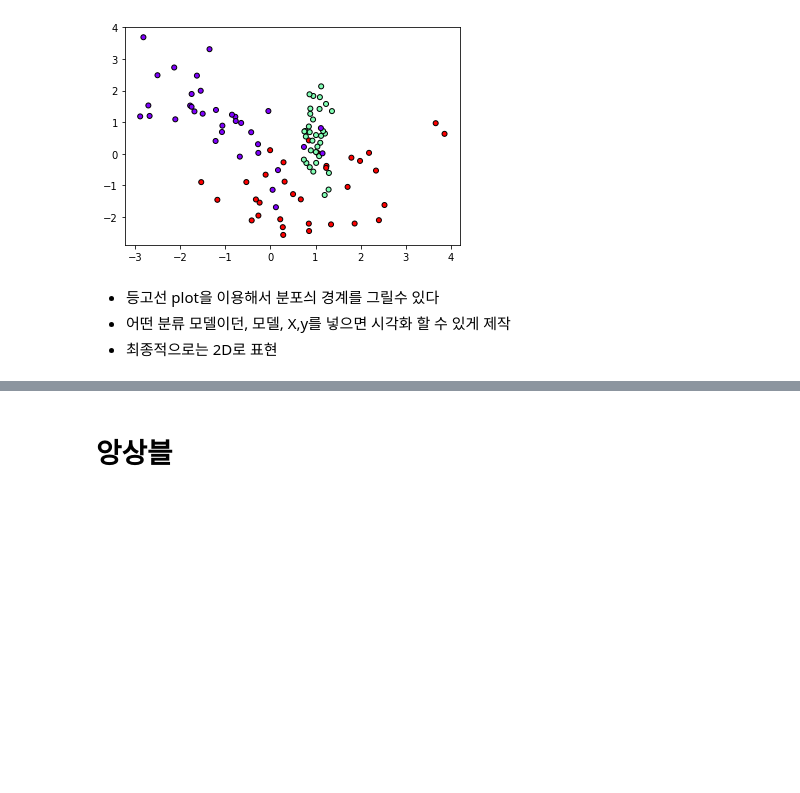
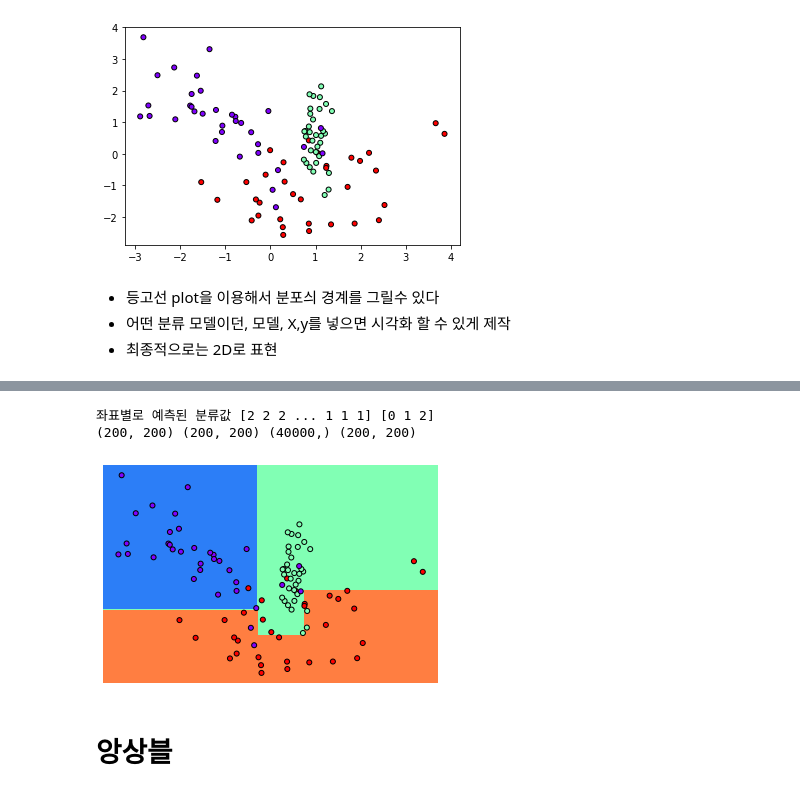
Before and after one commit to JaehonxKIM/StudyMechineLearning, a Jupyter notebook: 머신러닝 개요/5_머신러닝_지도학습_분류_주요알고리즘.ipynb, the cells around one changed output, grey strips where cells are left out. Saved outputs shown, nothing was run; the diff lists cells and outputs as text; code cells hidden in the pictures; blank space fills up the shorter version.

```diff
--- a/머신러닝 개요/5_머신러닝_지도학습_분류_주요알고리즘.ipynb
+++ b/머신러닝 개요/5_머신러닝_지도학습_분류_주요알고리즘.ipynb
@@ -302,3 +439,14 @@ show_rect_clf_boundary(DecisionTreeClassifier(), X, y)
+# %%
+# 과적합 방지 파라미터를 리프노드의 최소 데이터 수를 조정해서
+# 적당하게 분류지도가 완성되었다
+# 실제 진행시에는 고려사항 및 테스트가 필요하다
+show_rect_clf_boundary( DecisionTreeClassifier(
+    min_samples_leaf = 6
+), X, y)
+# %% [output]
+좌표별로 예측된 분류값 [2 2 2 ... 1 1 1] [0 1 2]
+(200, 200) (200, 200) (40000,) (200, 200)
+[figure, added]
 # %% [markdown]
 # 앙상블
 # %% [markdown]
```
Also changed, not shown: parts of 72 cells of this notebook, 19 other files.
